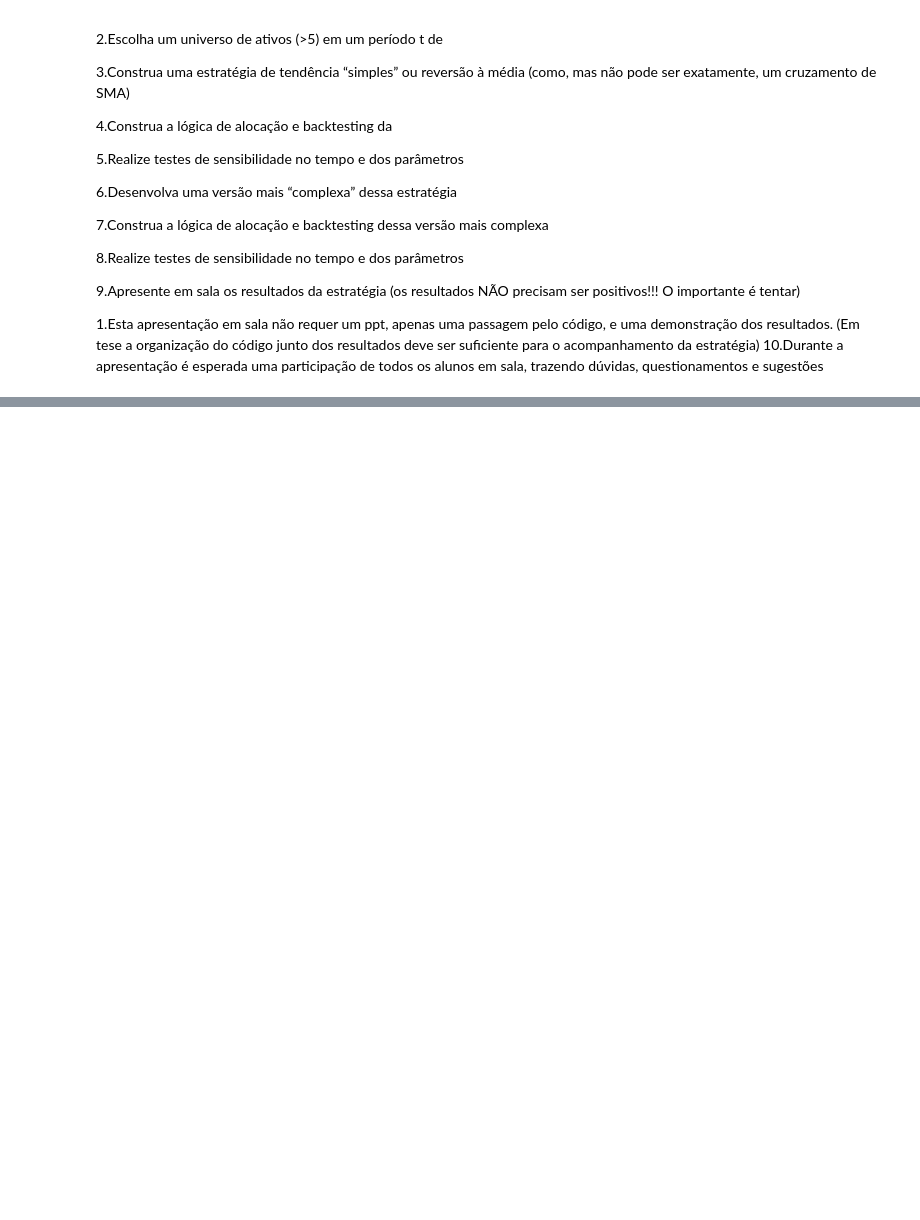
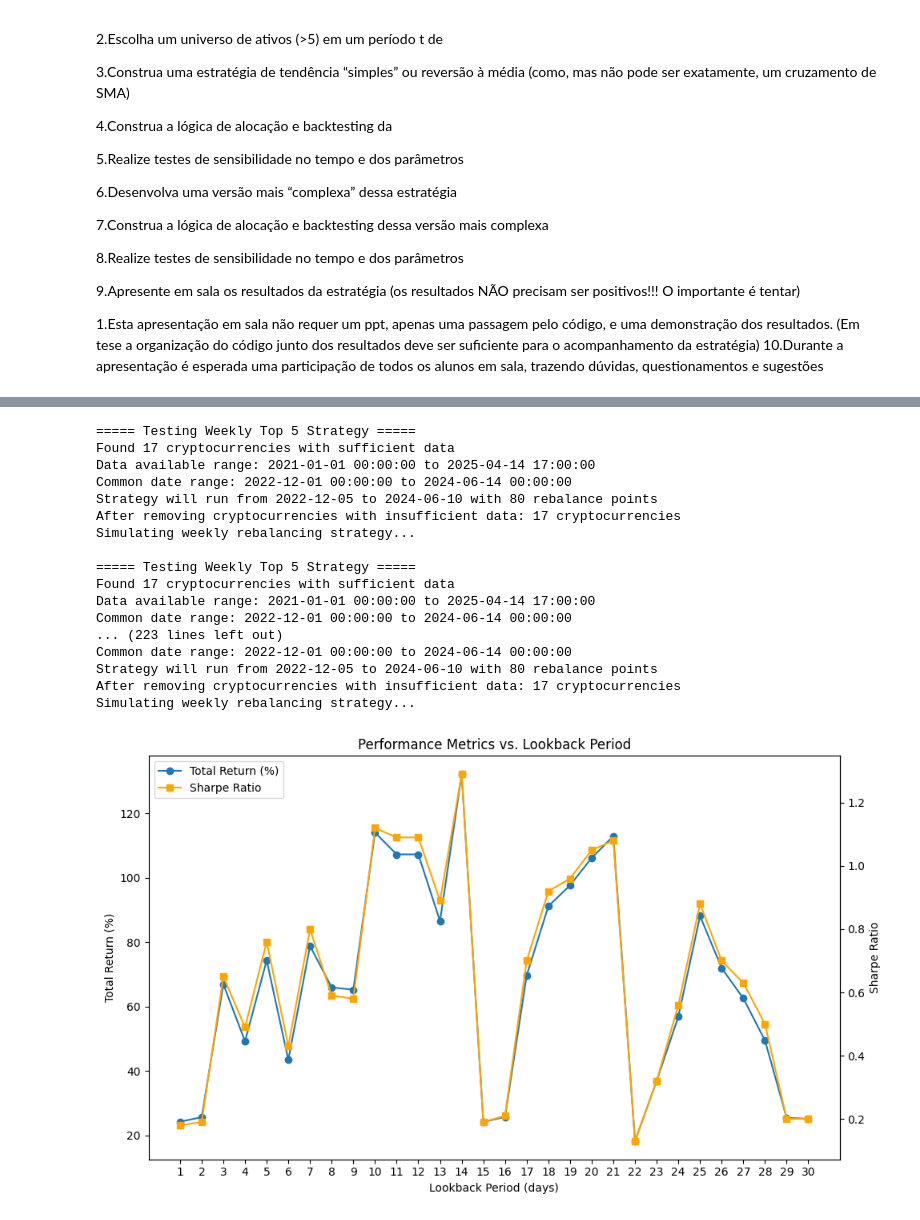
Before and after one commit to williankal/momentum_strategy, a Jupyter notebook: projeto1.ipynb, the cells around one changed output, grey strips where cells are left out. Saved outputs shown, nothing was run; the diff lists cells and outputs as text; code cells hidden in the pictures; blank space fills up the shorter version.

```diff
--- a/projeto1.ipynb
+++ b/projeto1.ipynb
@@ -46,9 +55,11 @@ def load_data(file_path):
     df = pd.DataFrame(data)
     df['timestamp'] = pd.to_datetime(df['timestamp'], unit='ms')
     df = df.set_index('timestamp')
+    # Sort by timestamp to ensure data is in chronological order for hourly analysis
+    df = df.sort_index()
     return df
 
-def load_all_data(data_folder='data'):
+def load_all_data(data_folder='data/hourly'):
     """Loads all JSON files from the data folder"""
     data = {}
     for file in os.listdir(data_folder):
@@ -1555,0 +471,12 @@ if __name__ == "__main__":
+# %%
+# Load all data
+crypto_data = load_all_data()
+
+# Run the top performers strategy with different parameters
+print("\n===== Testing Weekly Top 5 Strategy =====")
+_, metrics = top_performers_strategy(
+    crypto_data,
+    lookback_period=7,    # Look back 7 days for performance ranking
+    num_top_coins=5,      # Buy top 5 performers
+    initial_capital=10000 # Starting with $10,000
+)
@@ -1555,0 +501,62 @@ if __name__ == "__main__":
+# %%
+import matplotlib.pyplot as plt
+
+custom_start_date = '2022-12-01'
+custom_end_date = '2024-06-14'
+
+range_period = [i for i in range(1, 31, 1)]  # Lookback periods from 7 to 30 days
+total_returns = []
+Strategy_Sharpes = []
+
+for period in range_period:
+    print(f"\n===== Testing Weekly Top 5 Strategy =====")
+    _, metrics = top_performers_strategy(
+        crypto_data,
+        lookback_period=period,    # Look back 7days for performance ranking
+        num_top_coins=5,  # Buy top performers based on the current period
+        initial_capital=10000, # Starting with $10,000,
+        start_date=custom_start_date,
+        end_date=custom_end_date,
+    )
+    total_returns.append(float(metrics['Strategy_Total_Return'][:-2]))
+    Strategy_Sharpes.append(float(metrics['Strategy_Sharpe']))
+
+# 3 – Gráfico com eixos Y duplos
+fig, ax1 = plt.subplots(figsize=(10, 6))
+
+ax1.plot(range_period, total_returns, marker="o", label="Total Return (%)")
+ax1.set_xlabel("Lookback Period (days)")
+ax1.set_ylabel("Total Return (%)")
+
+ax2 = ax1.twinx()
+ax2.plot(range_period, Strategy_Sharpes, marker="s", label="Sharpe Ratio", color="orange")
+ax2.set_ylabel("Sharpe Ratio")
+
+# legenda combinada
+lines1, labels1 = ax1.get_legend_handles_labels()
+lines2, labels2 = ax2.get_legend_handles_labels()
+ax1.legend(lines1 + lines2, labels1 + labels2, loc="upper left")
+
+plt.title("Performance Metrics vs. Lookback Period")
+plt.xticks(range_period)
+plt.tight_layout()
+plt.show()
+# %% [output]
+===== Testing Weekly Top 5 Strategy =====
+Found 17 cryptocurrencies with sufficient data
+Data available range: 2021-01-01 00:00:00 to 2025-04-14 17:00:00
+Common date range: 2022-12-01 00:00:00 to 2024-06-14 00:00:00
+Strategy will run from 2022-12-05 to 2024-06-10 with 80 rebalance points
+After removing cryptocurrencies with insufficient data: 17 cryptocurrencies
+Simulating weekly rebalancing strategy...
+
+===== Testing Weekly Top 5 Strategy =====
+Found 17 cryptocurrencies with sufficient data
+Data available range: 2021-01-01 00:00:00 to 2025-04-14 17:00:00
+Common date range: 2022-12-01 00:00:00 to 2024-06-14 00:00:00
+... (223 lines left out)
+Common date range: 2022-12-01 00:00:00 to 2024-06-14 00:00:00
+Strategy will run from 2022-12-05 to 2024-06-10 with 80 rebalance points
+After removing cryptocurrencies with insufficient data: 17 cryptocurrencies
+Simulating weekly rebalancing strategy...
+[figure, added]
```
Also changed, not shown: parts of 25 cells of this notebook, 1 other file.
